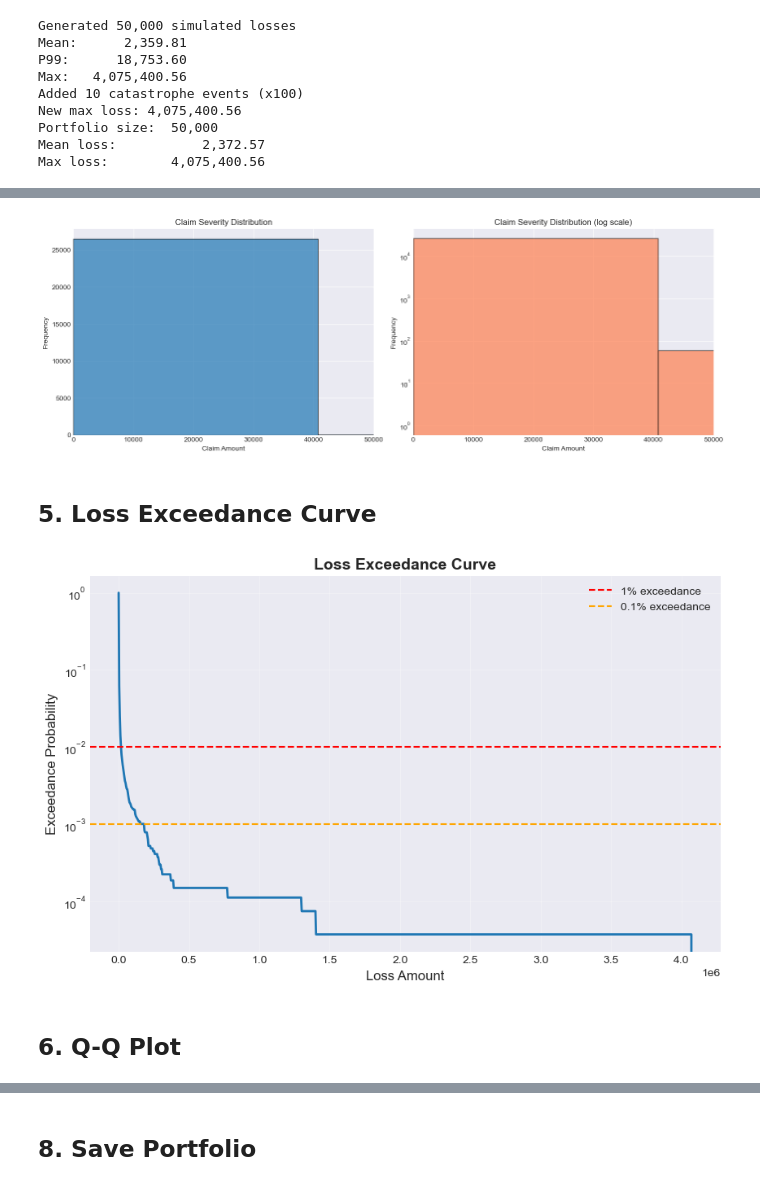
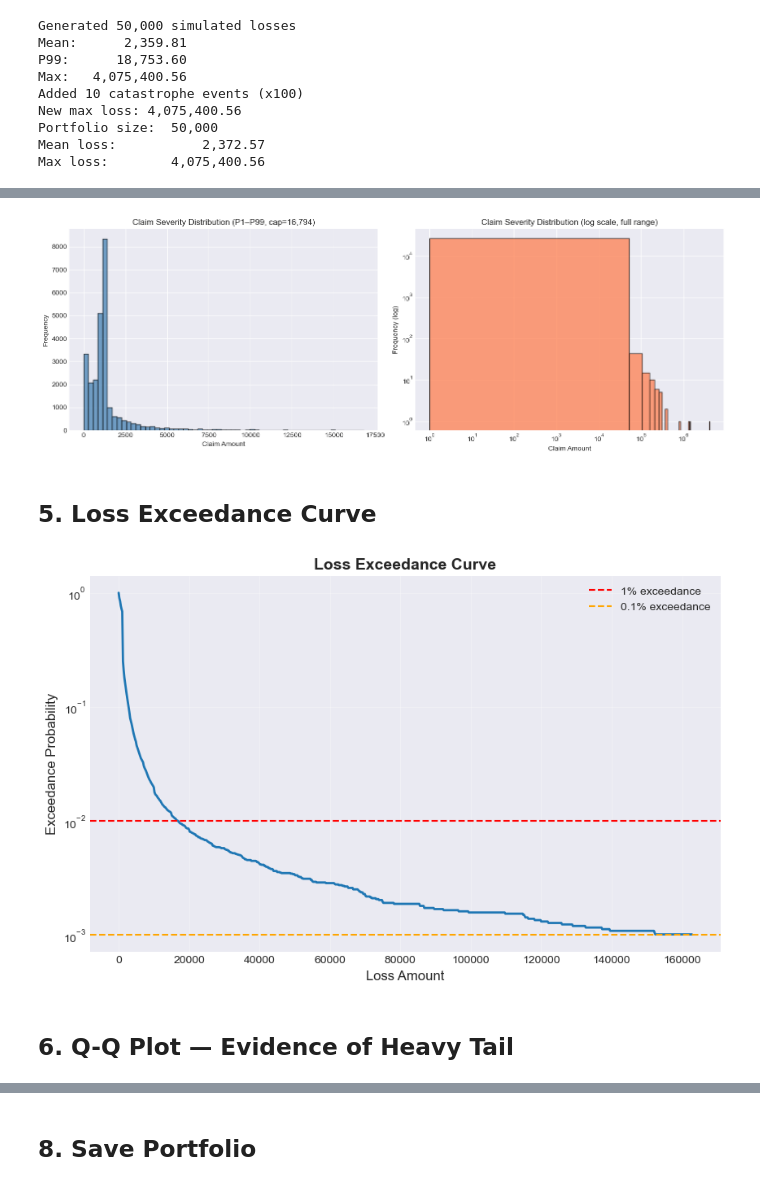
Before and after one commit to arthurpmotta02/reinsurance-portfolio-optimization, a Jupyter notebook: notebooks/01_data_exploration.ipynb, the cells around one changed output, grey strips where cells are left out. Cells and saved outputs as stored; diff of their text form; code cells hidden in the pictures.

```diff
--- a/notebooks/01_data_exploration.ipynb
+++ b/notebooks/01_data_exploration.ipynb
@@ -92,31 +92,38 @@ Max loss:        4,075,400.56
 # %%
+# Use P99 as xlim to avoid blank charts caused by extreme outliers
+p99_sev = np.percentile(df_sev[severity_col], 99)
+p99_losses = np.percentile(losses, 99)
+
 fig, axes = plt.subplots(1, 2, figsize=(14, 5))
 
-axes[0].hist(df_sev[severity_col], bins=100, edgecolor='black', alpha=0.7)
+bins_sev = np.linspace(0, p99_sev, 60)
+axes[0].hist(df_sev[severity_col][df_sev[severity_col] <= p99_sev],
+             bins=bins_sev, edgecolor='black', alpha=0.75, color='steelblue')
 axes[0].set_xlabel('Claim Amount')
 axes[0].set_ylabel('Frequency')
-axes[0].set_title('Claim Severity Distribution')
-axes[0].set_xlim(0, 50000)
+axes[0].set_title(f'Claim Severity Distribution (P1–P99, cap={p99_sev:,.0f})')
 
-axes[1].hist(df_sev[severity_col], bins=100, edgecolor='black', alpha=0.7, color='coral')
+bins_log = np.linspace(1, df_sev[severity_col].max(), 80)
+axes[1].hist(df_sev[severity_col], bins=bins_log, edgecolor='black', alpha=0.75, color='coral')
 axes[1].set_xlabel('Claim Amount')
-axes[1].set_ylabel('Frequency')
-axes[1].set_title('Claim Severity Distribution (log scale)')
+axes[1].set_ylabel('Frequency (log)')
+axes[1].set_title('Claim Severity Distribution (log scale, full range)')
 axes[1].set_yscale('log')
-axes[1].set_xlim(0, 50000)
+axes[1].set_xscale('log')
 
 plt.tight_layout()
 plt.savefig('../results/figures/01_severity_distribution.png', dpi=300, bbox_inches='tight')
 plt.show()
 # %% [output]
-[figure, old version]
+[figure, new version]
 # %% [markdown]
 ## 5. Loss Exceedance Curve
 # %%
 def exceedance_curve(data, thresholds):
     return np.array([np.mean(data > t) for t in thresholds])
 
-thresholds = np.linspace(0, df_sev[severity_col].max(), 1000)
+p999 = np.percentile(df_sev[severity_col], 99.9)
+thresholds = np.linspace(0, p999, 800)
 exc_prob = exceedance_curve(df_sev[severity_col].values, thresholds)
 
 fig, ax = plt.subplots(figsize=(10, 6))
@@ -126,16 +133,16 @@ ax.set_ylabel('Exceedance Probability', fontsize=12)
 ax.set_title('Loss Exceedance Curve', fontsize=14, fontweight='bold')
 ax.set_yscale('log')
 ax.grid(True, alpha=0.3)
-ax.axhline(y=0.01, color='red', linestyle='--', label='1% exceedance')
+ax.axhline(y=0.01,  color='red',    linestyle='--', label='1% exceedance')
 ax.axhline(y=0.001, color='orange', linestyle='--', label='0.1% exceedance')
 ax.legend()
 
 plt.savefig('../results/figures/02_exceedance_curve.png', dpi=300, bbox_inches='tight')
 plt.show()
 # %% [output]
-[figure, old version]
+[figure, new version]
 # %% [markdown]
-## 6. Q-Q Plot
+## 6. Q-Q Plot — Evidence of Heavy Tail
 # %%
 from scipy import stats
 
```
Also changed, not shown: parts of 9 cells of this notebook, 15 other files.
